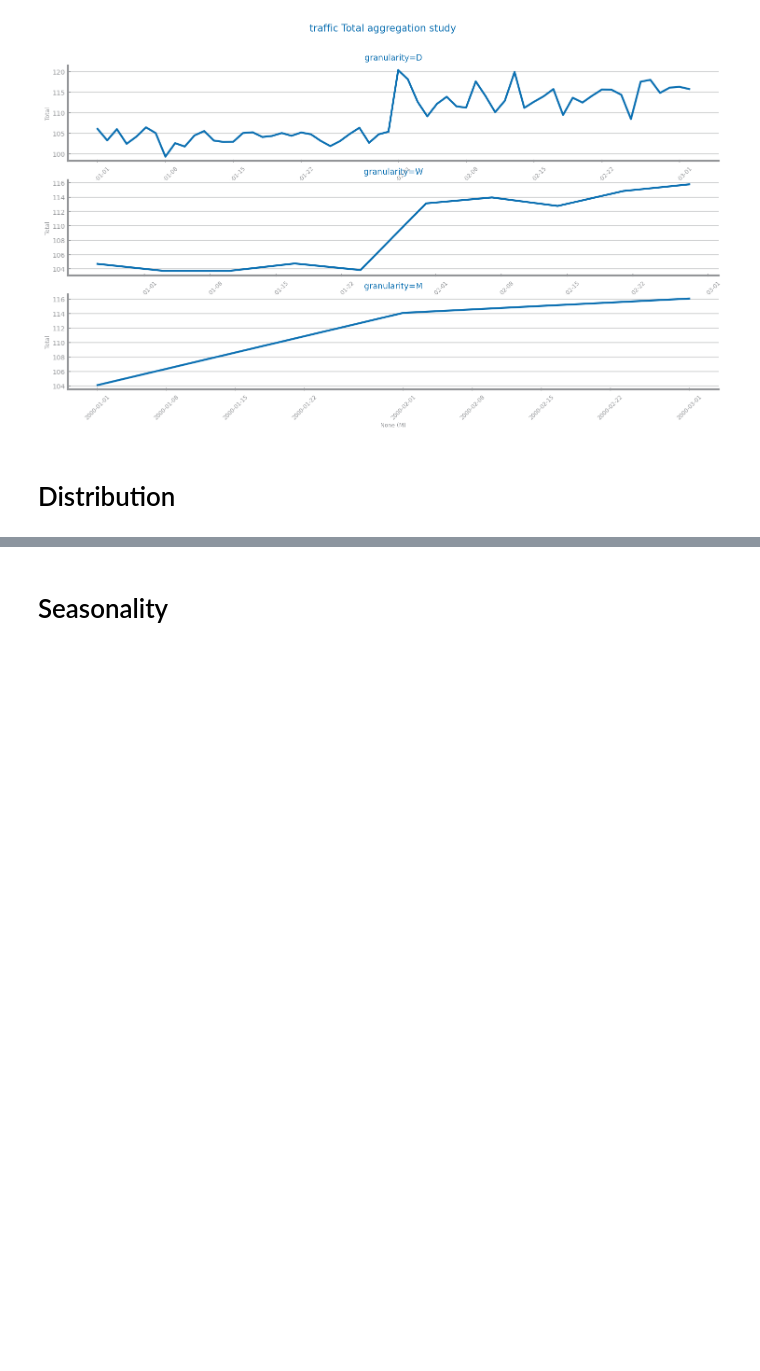
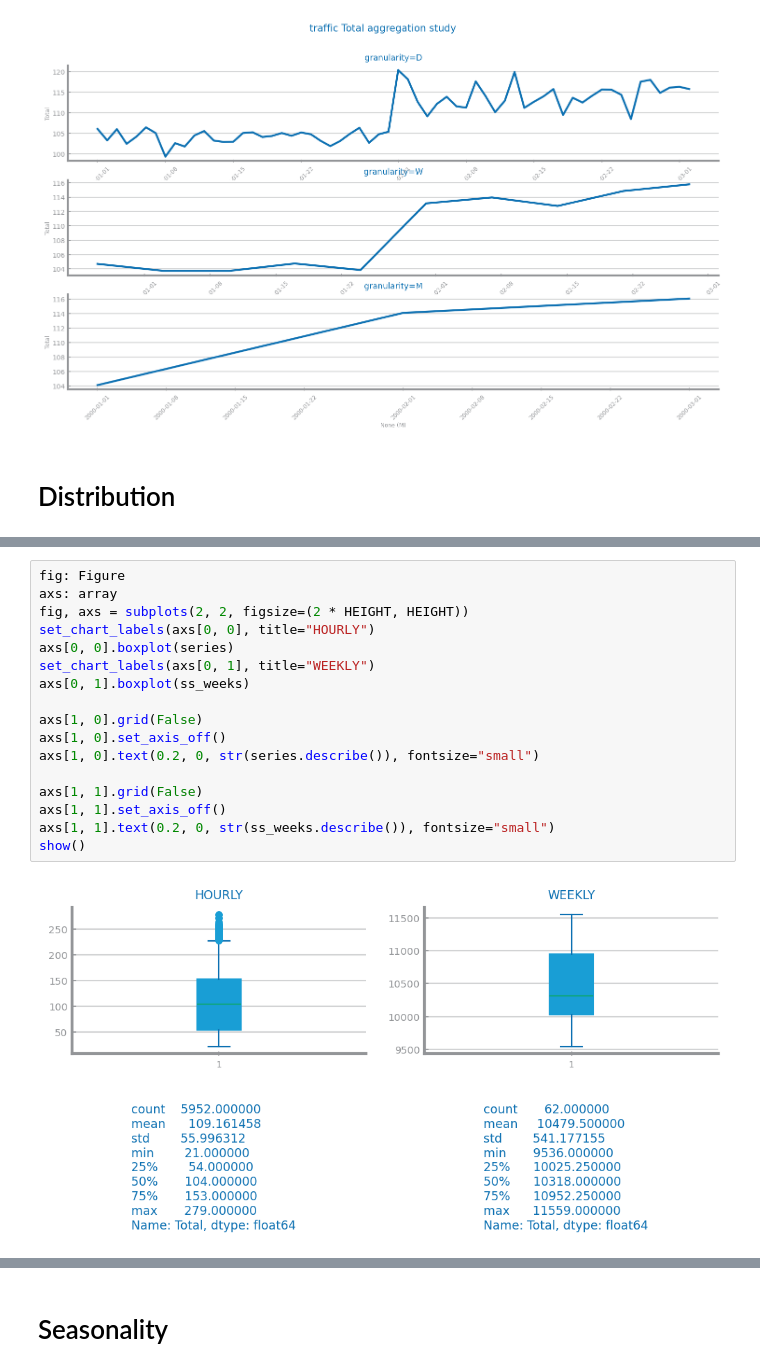
Before and after one commit to ch4uz/ds-project, a Jupyter notebook: forecasting/traffic/ds4_lab5_profiling.ipynb, the cells around one changed output, grey strips where cells are left out. Saved outputs shown, nothing was run; the diff lists cells and outputs as text; blank space fills up the shorter version.

```diff
--- a/forecasting/traffic/ds4_lab5_profiling.ipynb
+++ b/forecasting/traffic/ds4_lab5_profiling.ipynb
@@ -68,0 +83,19 @@ show()
+# %%
+fig: Figure
+axs: array
+fig, axs = subplots(2, 2, figsize=(2 * HEIGHT, HEIGHT))
+set_chart_labels(axs[0, 0], title="HOURLY")
+axs[0, 0].boxplot(series)
+set_chart_labels(axs[0, 1], title="WEEKLY")
+axs[0, 1].boxplot(ss_weeks)
+
+axs[1, 0].grid(False)
+axs[1, 0].set_axis_off()
+axs[1, 0].text(0.2, 0, str(series.describe()), fontsize="small")
+
+axs[1, 1].grid(False)
+axs[1, 1].set_axis_off()
+axs[1, 1].text(0.2, 0, str(ss_weeks.describe()), fontsize="small")
+show()
+# %% [output]
+[figure, added]
```
Also changed, not shown: parts of 5 cells of this notebook.
